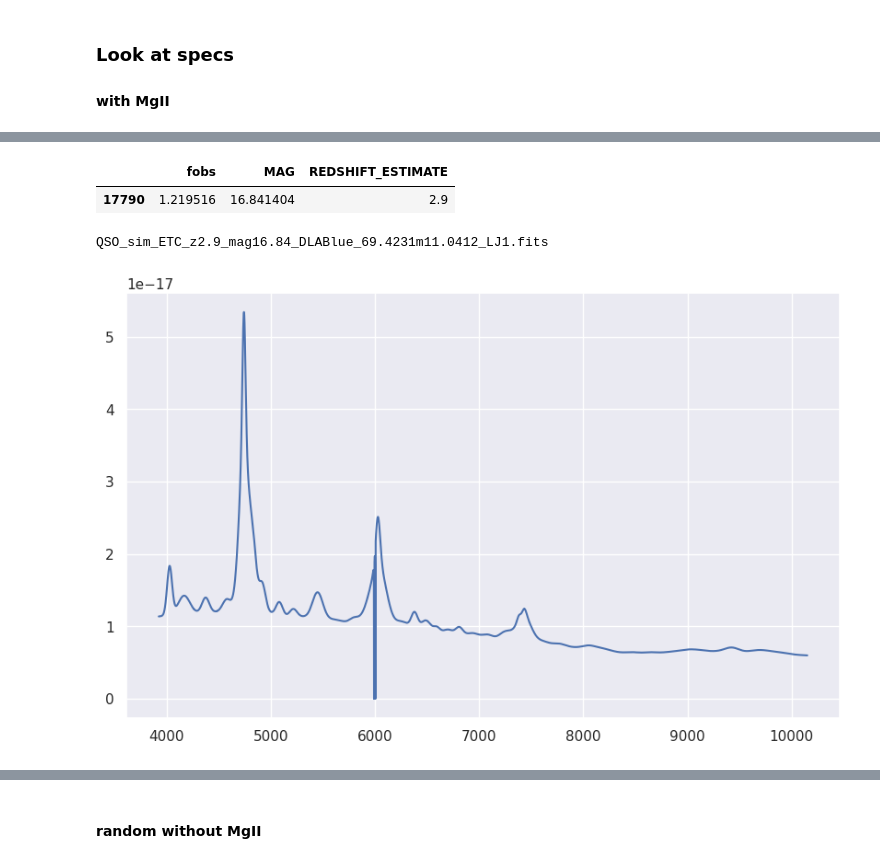
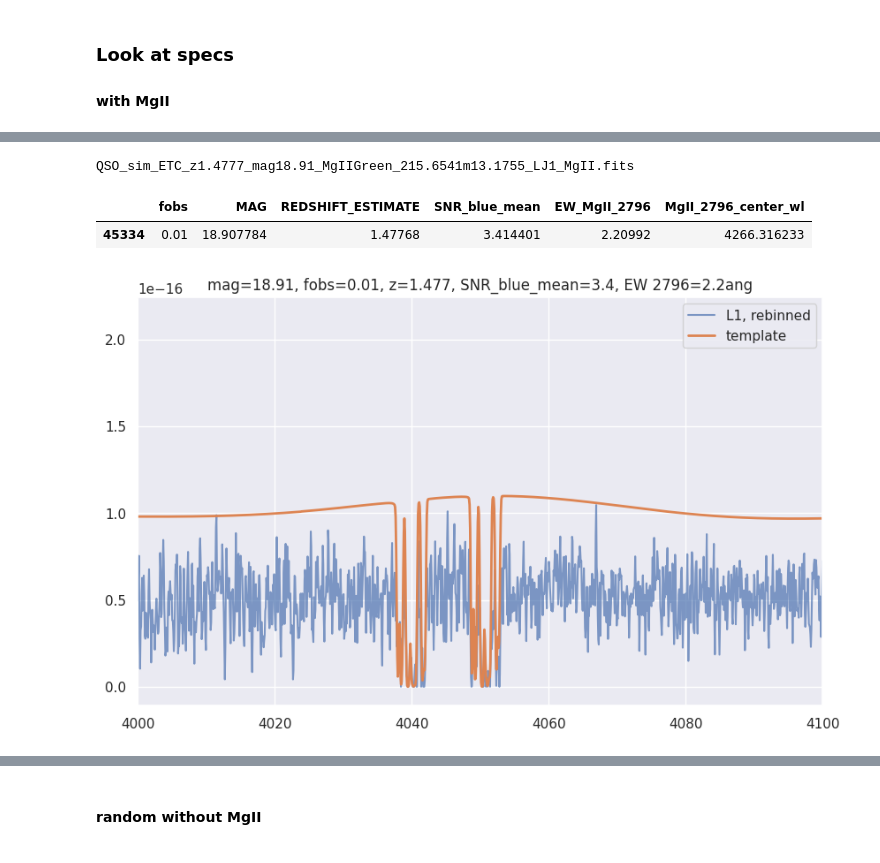
Before and after one commit to NicoGalvarino/simpaqs, a Jupyter notebook: get_SNR_bins.ipynb, the cells around one changed output, grey strips where cells are left out. Cells and saved outputs as stored; diff of their text form; code cells hidden in the pictures.

Commit message:
mirar spectra con absorbers

```diff
--- a/get_SNR_bins.ipynb
+++ b/get_SNR_bins.ipynb
@@ -644,10 +530,0 @@ random_mgii
-# %%
-random_mgii[['fobs', 'MAG', 'REDSHIFT_ESTIMATE']]
-# %% [output]
-|  | fobs | MAG | REDSHIFT_ESTIMATE |
-| 17790 | 1.219516 | 16.841404 | 2.9 |
-# %%
-random_mgii['specname'] = random_mgii.apply(lambda x: spec_name(x,), axis=1)
-print(random_mgii['specname'].values[0])
-# %% [output]
-QSO_sim_ETC_z2.9_mag16.84_DLABlue_69.4231m11.0412_LJ1.fits
@@ -654,17 +540,33 @@ QSO_sim_ETC_z2.9_mag16.84_DLABlue_69.4231m11.0412_LJ1.fits
 # %%
 template_filename_ok = random_mgii.TEMPLATE_with_MgII.values[0]
 random_mgii_temp = Table.read(f'/data2/home2/nguerrav/QSO_simpaqs/QSOs_full_cat_with_absorbers_in_blue_arm/{template_filename_ok}')
+# %%
+random_mgii['specname'] = random_mgii.apply(lambda x: spec_name(x, with_mgii=True), axis=1)
+print(random_mgii['specname'].values[0])
+# %% [output]
+QSO_sim_ETC_z1.4777_mag18.91_MgIIGreen_215.6541m13.1755_LJ1_MgII.fits
 # %%
 # random_ok_spec = Table.read(f'/data2/home2/nguerrav/QSO_simpaqs/QSOs_full_cat_ETC_L1_output_with_fobs_etc_grid/{random_mgii['specname'].values[0]}')
-random_mgii_spec_L1 = Table.read(f'/data2/home2/nguerrav/QSO_simpaqs/QSOs_full_cat_with_absorbers_in_blue_arm_ETC_L1_output_with_fobs/{random_mgii['specname'].values[0]}')
+random_mgii_spec_L1 = Table.read(f'/data2/home2/nguerrav/QSO_simpaqs/QSOs_full_cat_with_absorbers_in_blue_arm_ETC_L1_output_with_fobs_etc_grid/{random_mgii['specname'].values[0]}')
+# %%
+random_mgii[['fobs', 'MAG', 'REDSHIFT_ESTIMATE', 'SNR_blue_mean', 'EW_MgII_2796', 'MgII_2796_center_wl']]
+# %% [output]
+|  | fobs | MAG | REDSHIFT_ESTIMATE | SNR_blue_mean | EW_MgII_2796 | MgII_2796_center_wl |
+| 45334 | 0.01 | 18.907784 | 1.47768 | 3.414401 | 2.20992 | 4266.316233 |
 # %%
 plt.figure(figsize=(10, 6))
 
-plt.plot(random_mgii_temp['LAMBDA'], random_mgii_temp['FLUX_DENSITY'], label='temp')
-# plt.plot(random_mgii_spec_L1['WAVE'][0], random_mgii_spec_L1['FLUX'][0], label='L1')
+plt.plot(random_mgii_spec_L1['WAVE'], random_mgii_spec_L1['FLUX'], alpha=0.7, label='L1, rebinned')
+plt.plot(random_mgii_temp['LAMBDA'], random_mgii_temp['FLUX_DENSITY'], lw=2, label='template')
 
-# plt.xlim(3900, 4400)
+plt.title('mag=18.91, fobs=0.01, z=1.477, SNR_blue_mean=3.4, EW 2796=2.2ang')
+
+plt.legend()
+
+plt.xlim(4000, 4100)
+
+plt.savefig('./../QSO_template_and_noisy_SNR_3.png', dpi=400)
 
 plt.show()
 # %% [output]
-[figure, old version]
+[figure, new version]
```
Also changed, not shown: parts of 21 cells of this notebook, 2 other files.
